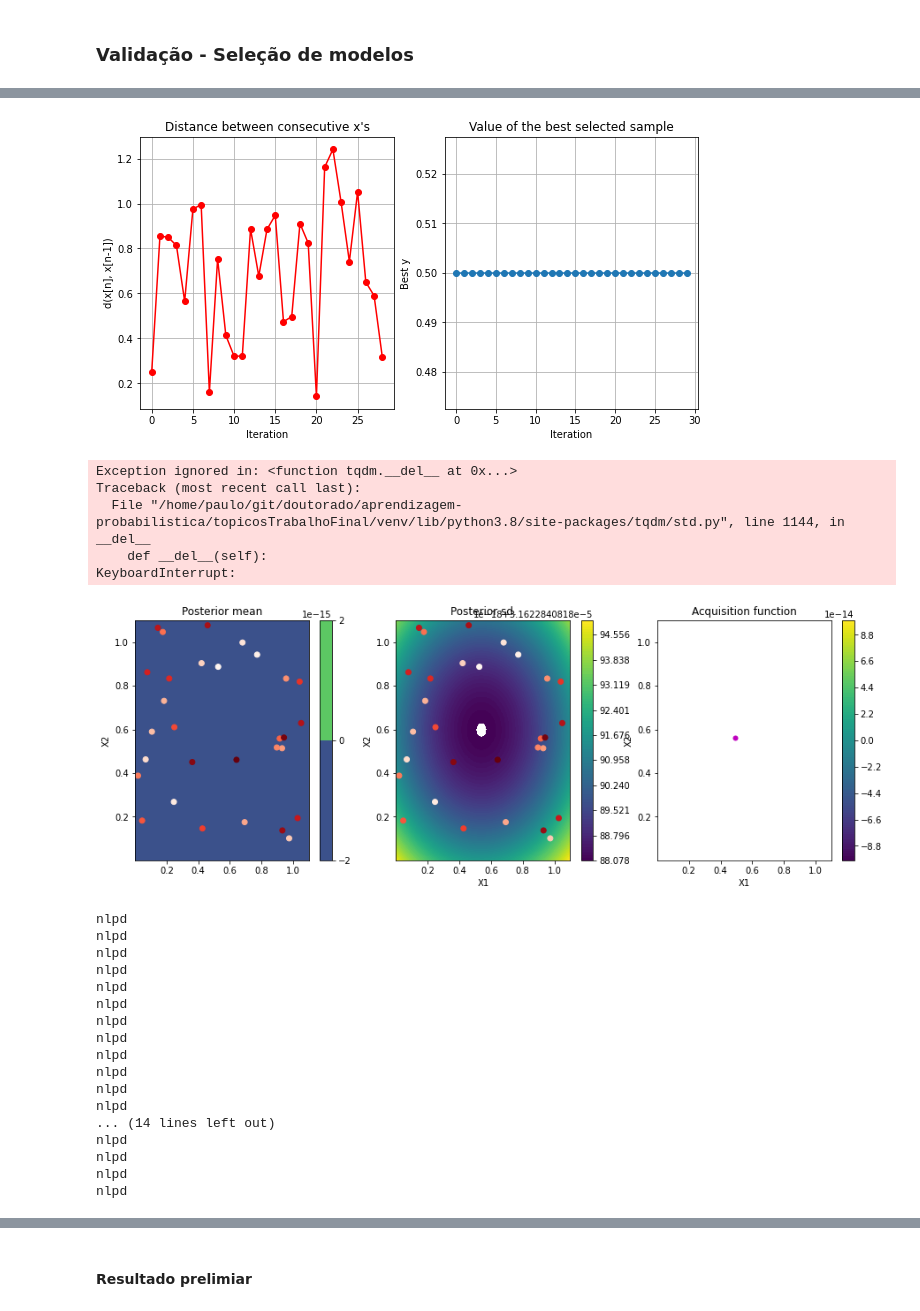
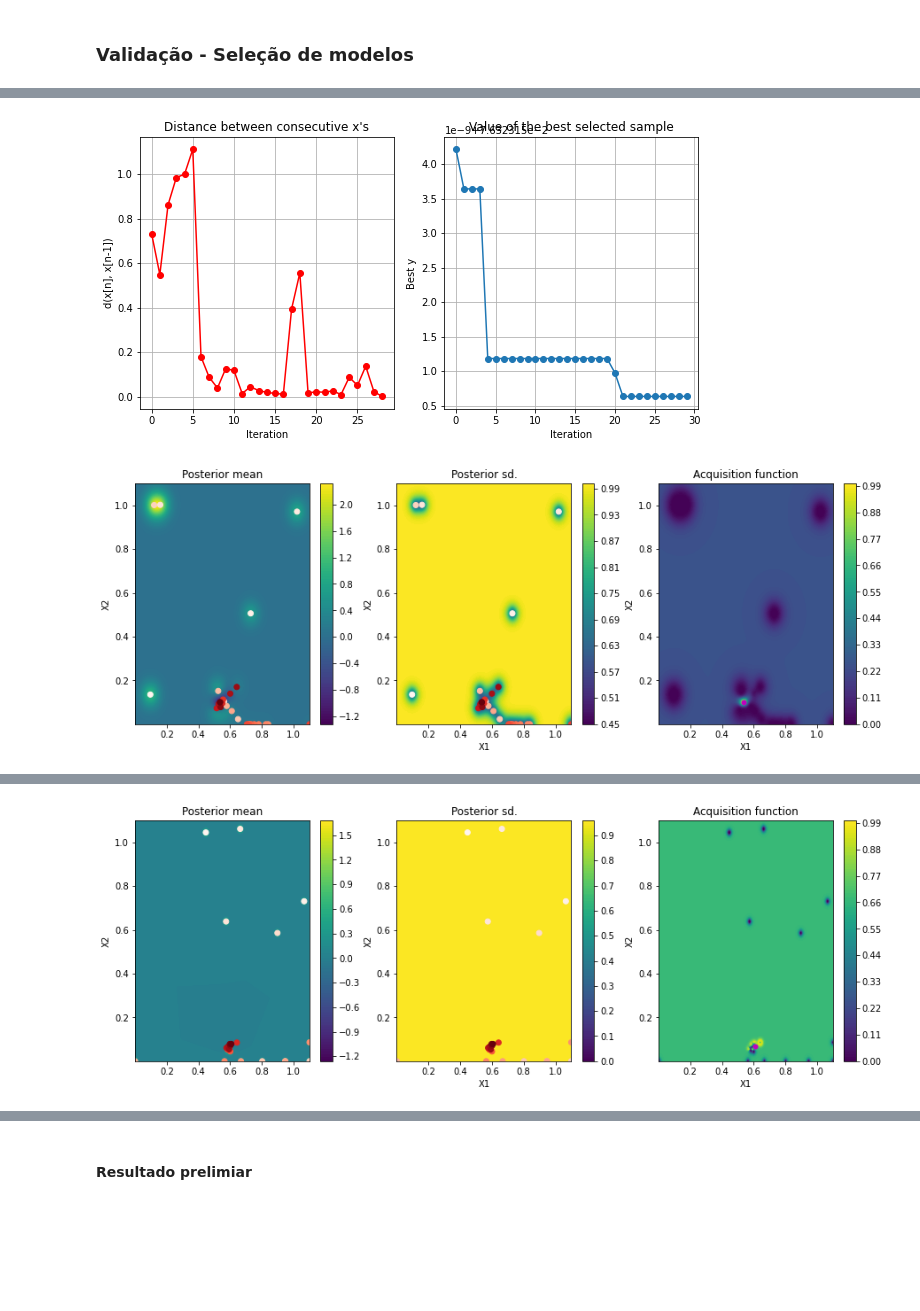
Before and after one commit to JordaoMemoria/topicosTrabalhoFinal, a Jupyter notebook: TreinamentoRegressao.ipynb, the cells around one changed output, grey strips where cells are left out. Drawn from its saved outputs; the diff is of its cells as text; code cells hidden in the pictures; blank space fills up the shorter version.

Commit message:
Treinamento completo de um fold para uma métrica particular considerada no BO

```diff
--- a/TreinamentoRegressao.ipynb
+++ b/TreinamentoRegressao.ipynb
@@ -15,7 +15,7 @@ fold_externo = 0
 
 # Métrica da otimização bayesiana
 # Selecione: rmse, nlpd
-metrica = 'nlpd'
+metrica = 'rmse'
 # %% [markdown]
 ## Conjunto de dados
 # %%
@@ -66,8 +66,8 @@ from trabalho.util.kfold import get_fold
 
 _, X_train, X_test, y_train, y_test = get_fold(fold_externo, n_splits=5, X=X, y=y)
 
-X_train = X_train[:5]
-y_train = y_train[:5]
+#X_train = X_train[:5]
+#y_train = y_train[:5]
 
 print('Quantidade de elementos para o treinamento:', X_train.shape)
 print('Quantidade de elementos selecionados para teste:', X_test.shape)
@@ -382,10 +382,10 @@ def validacao_cruzada(Modelo, dominio, X, y, max_iter=25, k_folds=5, metrica='rm
 if treinar['GP']:
     resultado_parcial = validacao_cruzada(Modelo=GP, dominio=dominio_gp, X=X_train, y=y_train, metrica=metrica)
     relatorio_modelos = pd.concat([relatorio_modelos, resultado_parcial])
-    resultado_parcial.to_csv(f'resultados_parciais/GP_{metrica}_{fold_externo}.csv')
+    resultado_parcial.to_csv(f'resultados/parciais/GP_{metrica}_{fold_externo}.csv')
 # %%
 if treinar['RegressaoLinear']:
     resultado_parcial = validacao_cruzada(Modelo=RegressaoLinear, dominio=dominio_regressao_linear, X=X_train, y=y_train, metrica=metrica)
     relatorio_modelos = pd.concat([relatorio_modelos, resultado_parcial])
-    resultado_parcial.to_csv(f'resultados_parciais/RegressaoLinear_{metrica}_{fold_externo}.csv')
+    resultado_parcial.to_csv(f'resultados/parciais/RegressaoLinear_{metrica}_{fold_externo}.csv')
 # %% [output]
@@ -428,5 +403,5 @@ not enough values to unpack (expected 2, got 0)
 if treinar['BayesianLinearRegression']:
     resultado_parcial = validacao_cruzada(Modelo=BayesianLinearRegression, dominio=dominio_regressao_linear_bayesiana, X=X_train, y=y_train, metrica=metrica)
     relatorio_modelos = pd.concat([relatorio_modelos, resultado_parcial])
-    resultado_parcial.to_csv(f'resultados_parciais/BayesianLinearRegression_{metrica}_{fold_externo}.csv')
+    resultado_parcial.to_csv(f'resultados/parciais/BayesianLinearRegression_{metrica}_{fold_externo}.csv')
 # %% [output]
@@ -450,24 +408,2 @@ nlpd
-[figure, old version]
+[figure, new version]
-Exception ignored in: <function tqdm.__del__ at 0x...>
-Traceback (most recent call last):
-  File "/home/paulo/git/doutorado/aprendizagem-probabilistica/topicosTrabalhoFinal/venv/lib/python3.8/site-packages/tqdm/std.py", line 1144, in __del__
-    def __del__(self):
-KeyboardInterrupt:
-[figure, old version]
+[figure, new version]
-nlpd
-nlpd
-nlpd
-nlpd
-nlpd
-nlpd
-nlpd
-nlpd
-nlpd
-nlpd
-nlpd
-nlpd
-... (14 lines left out)
-nlpd
-nlpd
-nlpd
-nlpd
@@ -474,0 +411 @@ nlpd
+[figure, added]
```
Also changed, not shown: parts of 9 cells of this notebook, 8 other files.
